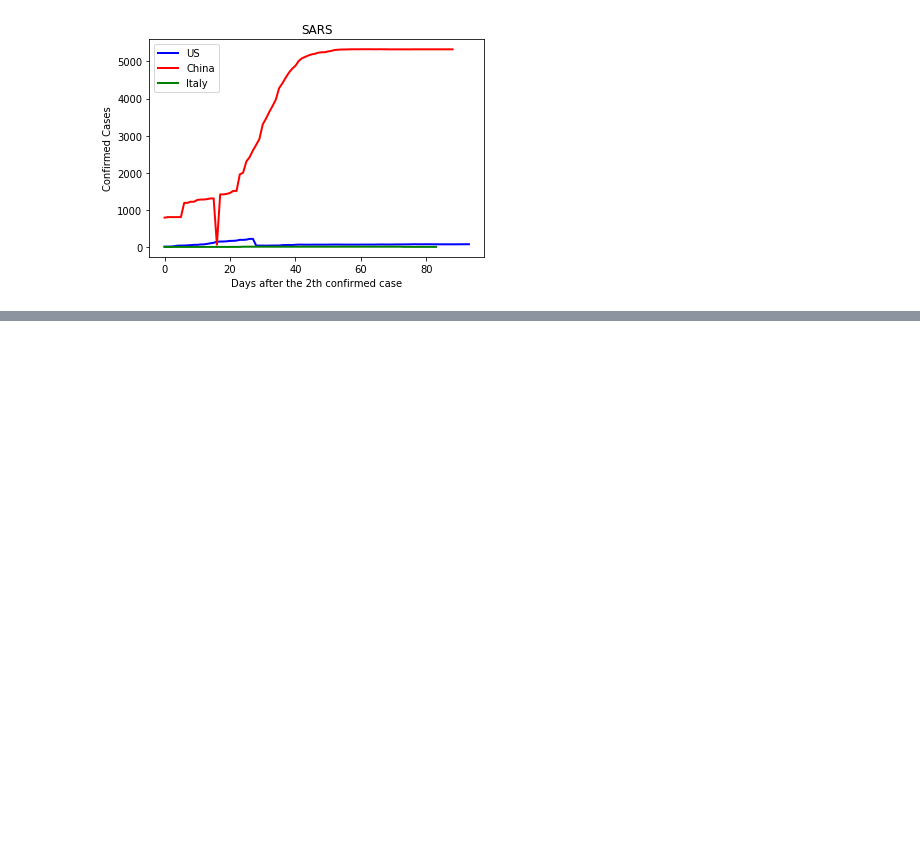
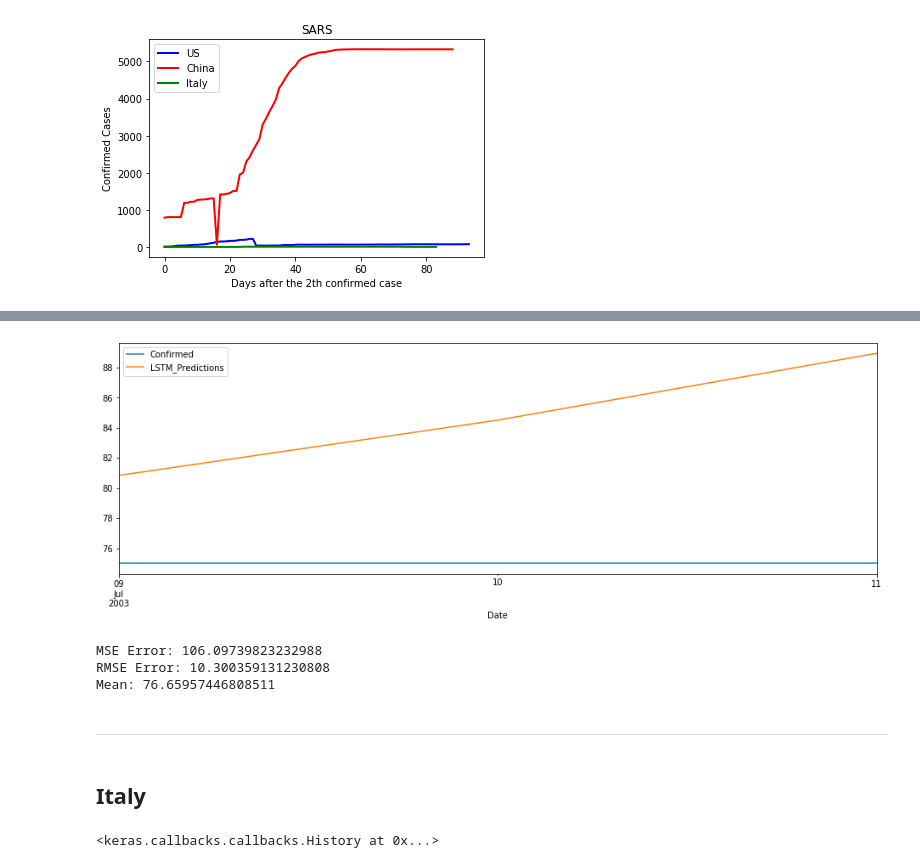
Before and after one commit to dangural/CPE-695-Final-Project, a Jupyter notebook: models/SARS_Virus.ipynb, the cells around one changed output, grey strips where cells are left out. Cells and saved outputs as stored; diff of their text form; code cells hidden in the pictures; blank space fills up the shorter version.

```diff
--- a/models/SARS_Virus.ipynb
+++ b/models/SARS_Virus.ipynb
@@ -72,0 +249,16 @@ plt.show()
+# %%
+lstm_predictions_scaled = list()
+
+batch = scaled_train_data[-n_input:]
+current_batch = batch.reshape((1, n_input, n_features))
+
+for i in range(len(test_data)):
+    lstm_pred = lstm_model.predict(current_batch)[0]
+    lstm_predictions_scaled.append(lstm_pred)
+    current_batch = np.append(current_batch[:,1:,:],[[lstm_pred]],axis=1)
+
+
+lstm_predictions = scaler.inverse_transform(lstm_predictions_scaled)
+print(lstm_predictions)
+test_data['LSTM_Predictions'] = lstm_predictions
+print(test_data)
@@ -72,0 +274,19 @@ plt.show()
+# %%
+test_data['Confirmed'].plot(figsize = (16,5), legend=True)
+test_data['LSTM_Predictions'].plot(legend = True);
+# %% [output]
+[figure, added]
+# %%
+lstm_rmse_error_us = rmse(test_data['Confirmed'], test_data["LSTM_Predictions"])
+lstm_mse_error_us = lstm_rmse_error_us**2
+mean_value = US['Confirmed'].mean()
+
+print(f'MSE Error: {lstm_mse_error_us}\nRMSE Error: {lstm_rmse_error_us}\nMean: {mean_value}')
+# %% [output]
+MSE Error: 106.09739823232988
+RMSE Error: 10.300359131230808
+Mean: 76.65957446808511
+# %% [markdown]
+---
+# %% [markdown]
+## Italy
@@ -72,0 +314,4 @@ plt.show()
+# %%
+lstm_model.fit_generator(generator,epochs=20, verbose=0)
+# %% [output]
+<keras.callbacks.callbacks.History at 0x...>
```
Also changed, not shown: parts of 40 cells of this notebook, 5 other files.
